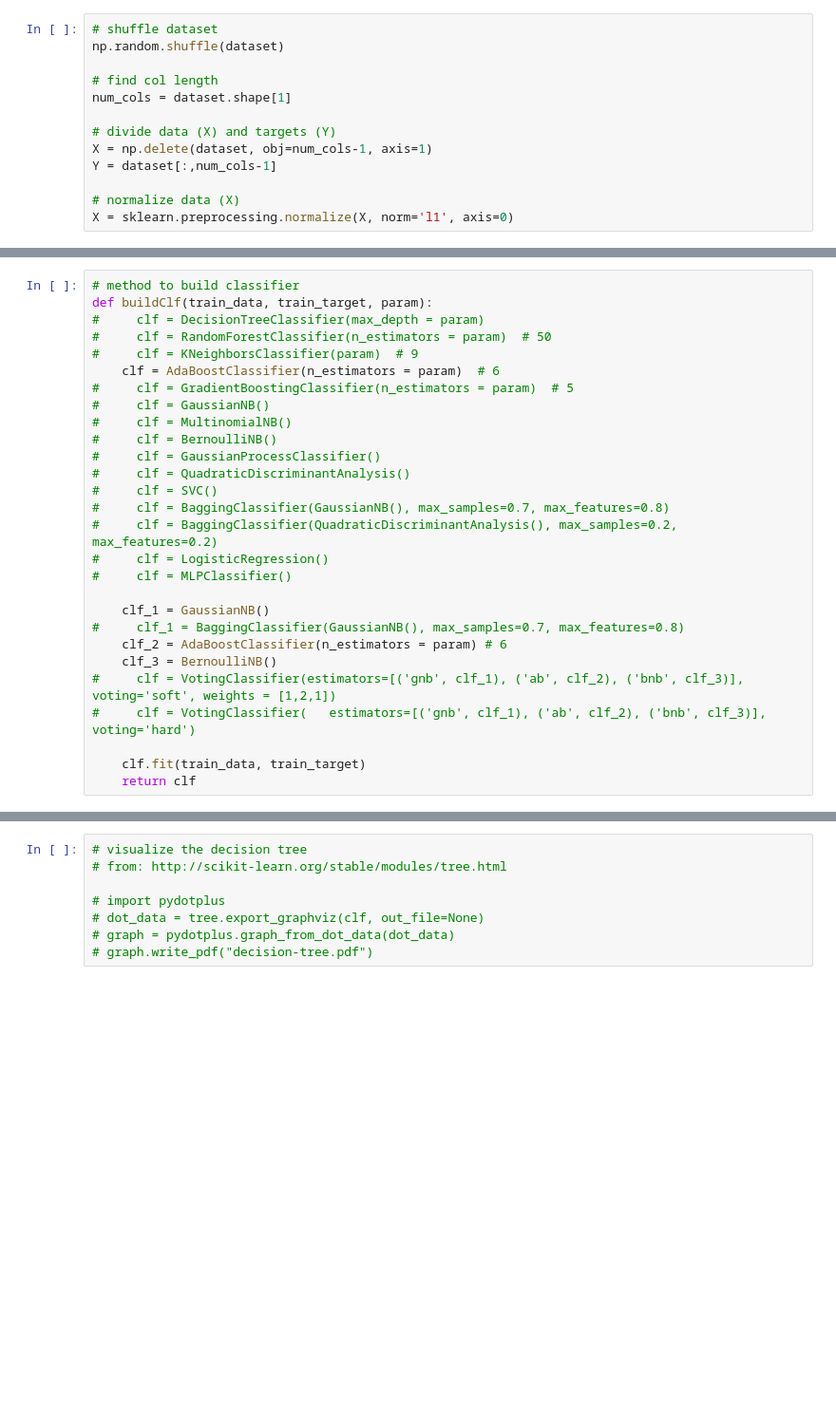
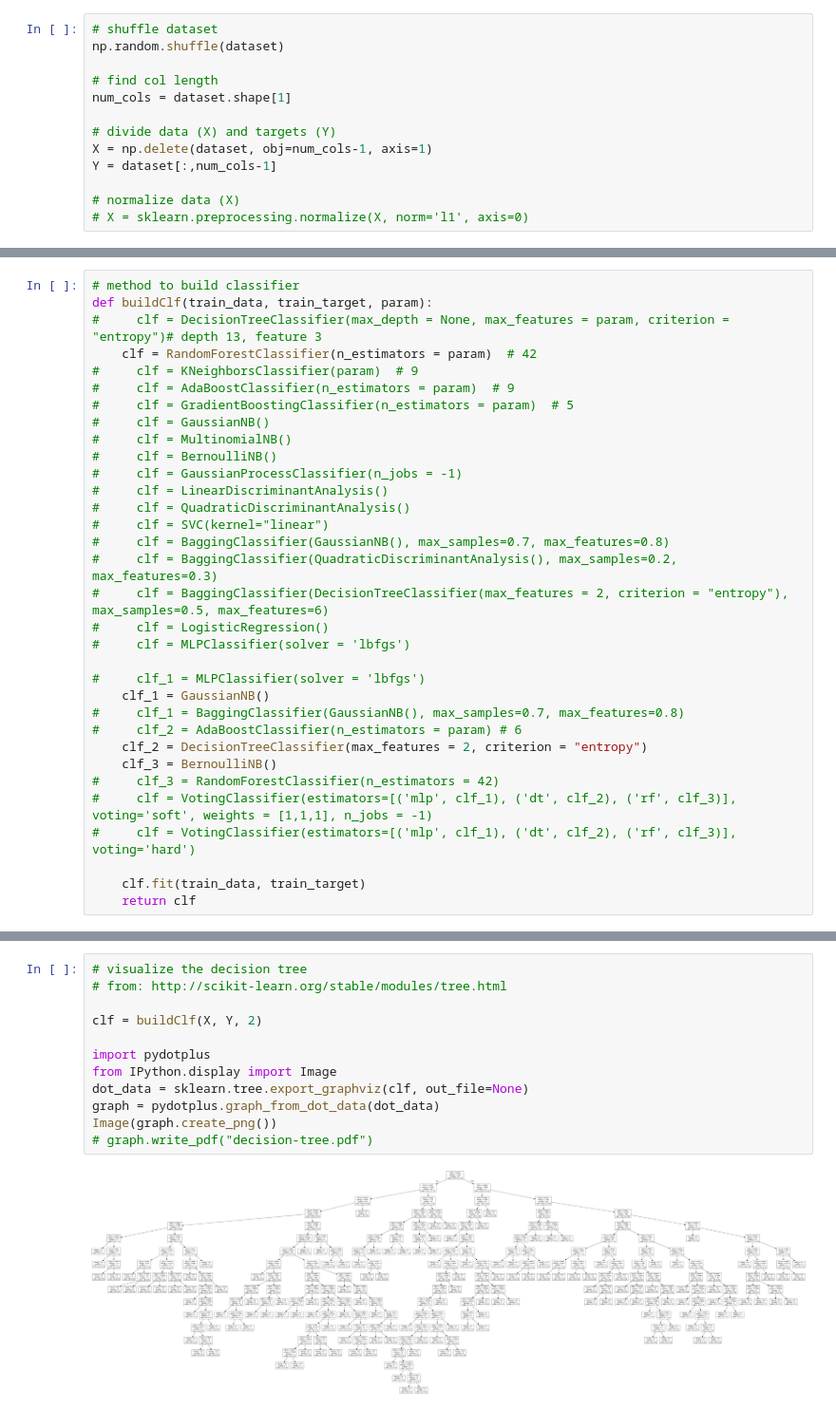
Before and after one commit to sujan-sube/syde522-project, a Jupyter notebook: sklearn-classifiers.ipynb, the cells around one changed output, grey strips where cells are left out. Shown at 95% size. Drawn from its saved outputs; the diff is of its cells as text; blank space fills up the shorter version.

Commit message:
added graphs

```diff
--- a/sklearn-classifiers.ipynb
+++ b/sklearn-classifiers.ipynb
@@ -46,5 +56,5 @@ X = np.delete(dataset, obj=num_cols-1, axis=1)
 Y = dataset[:,num_cols-1]
 
 # normalize data (X)
-X = sklearn.preprocessing.normalize(X, norm='l1', axis=0)
+# X = sklearn.preprocessing.normalize(X, norm='l1', axis=0)
 # %%
@@ -129,28 +165,33 @@ def looValidation(param):
 # %%
 # method to build classifier
 def buildClf(train_data, train_target, param):
-#     clf = DecisionTreeClassifier(max_depth = param)
-#     clf = RandomForestClassifier(n_estimators = param)  # 50
+#     clf = DecisionTreeClassifier(max_depth = None, max_features = param, criterion = "entropy")# depth 13, feature 3
+    clf = RandomForestClassifier(n_estimators = param)  # 42
 #     clf = KNeighborsClassifier(param)  # 9
-    clf = AdaBoostClassifier(n_estimators = param)  # 6
+#     clf = AdaBoostClassifier(n_estimators = param)  # 9
 #     clf = GradientBoostingClassifier(n_estimators = param)  # 5
 #     clf = GaussianNB()
 #     clf = MultinomialNB()
 #     clf = BernoulliNB()
-#     clf = GaussianProcessClassifier()
+#     clf = GaussianProcessClassifier(n_jobs = -1)
+#     clf = LinearDiscriminantAnalysis()
 #     clf = QuadraticDiscriminantAnalysis()
-#     clf = SVC()
+#     clf = SVC(kernel="linear")
 #     clf = BaggingClassifier(GaussianNB(), max_samples=0.7, max_features=0.8)
-#     clf = BaggingClassifier(QuadraticDiscriminantAnalysis(), max_samples=0.2, max_features=0.2)
+#     clf = BaggingClassifier(QuadraticDiscriminantAnalysis(), max_samples=0.2, max_features=0.3)
+#     clf = BaggingClassifier(DecisionTreeClassifier(max_features = 2, criterion = "entropy"), max_samples=0.5, max_features=6)
 #     clf = LogisticRegression()
-#     clf = MLPClassifier()
+#     clf = MLPClassifier(solver = 'lbfgs')
 
+#     clf_1 = MLPClassifier(solver = 'lbfgs')
     clf_1 = GaussianNB()
 #     clf_1 = BaggingClassifier(GaussianNB(), max_samples=0.7, max_features=0.8)
-    clf_2 = AdaBoostClassifier(n_estimators = param) # 6
+#     clf_2 = AdaBoostClassifier(n_estimators = param) # 6
+    clf_2 = DecisionTreeClassifier(max_features = 2, criterion = "entropy")
     clf_3 = BernoulliNB()
-#     clf = VotingClassifier(estimators=[('gnb', clf_1), ('ab', clf_2), ('bnb', clf_3)], voting='soft', weights = [1,2,1])
-#     clf = VotingClassifier(   estimators=[('gnb', clf_1), ('ab', clf_2), ('bnb', clf_3)], voting='hard')
+#     clf_3 = RandomForestClassifier(n_estimators = 42)
+#     clf = VotingClassifier(estimators=[('mlp', clf_1), ('dt', clf_2), ('rf', clf_3)], voting='soft', weights = [1,1,1], n_jobs = -1)
+#     clf = VotingClassifier(estimators=[('mlp', clf_1), ('dt', clf_2), ('rf', clf_3)], voting='hard')
 
     clf.fit(train_data, train_target)
     return clf
@@ -215,8 +294,14 @@ print "Leave-One-Out Accuracy: {}".format(loo_test)
 # %%
 # visualize the decision tree
 # from: http://scikit-learn.org/stable/modules/tree.html
 
-# import pydotplus
-# dot_data = tree.export_graphviz(clf, out_file=None)
-# graph = pydotplus.graph_from_dot_data(dot_data)
+clf = buildClf(X, Y, 2)
+
+import pydotplus
+from IPython.display import Image
+dot_data = sklearn.tree.export_graphviz(clf, out_file=None)
+graph = pydotplus.graph_from_dot_data(dot_data)
+Image(graph.create_png())
 # graph.write_pdf("decision-tree.pdf")
+# %% [output]
+[figure, added]
```
Also changed, not shown: parts of 10 cells of this notebook, 11 other files.
